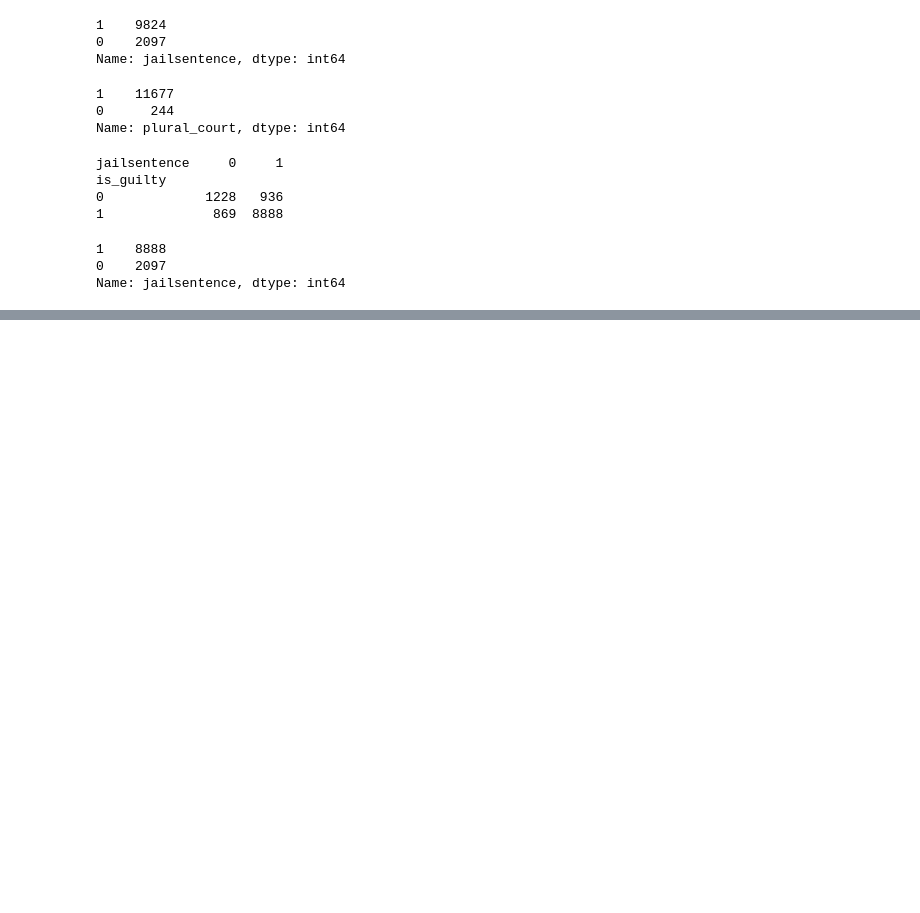
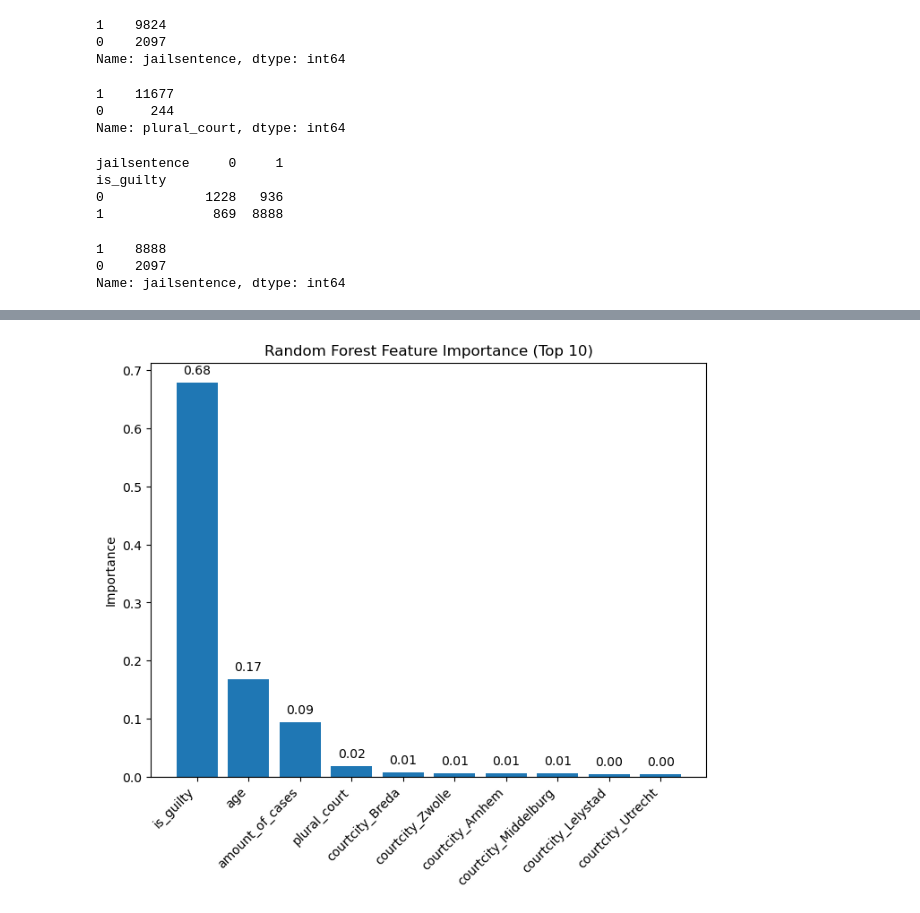
Before and after one commit to sammyhamwi/0HM270-Data-Assignment, a Jupyter notebook: Supercrunchers - model script.ipynb, the cells around one changed output, grey strips where cells are left out. Drawn from its saved outputs; the diff is of its cells as text; code cells hidden in the pictures; blank space fills up the shorter version.

```diff
--- a/Supercrunchers - model script.ipynb
+++ b/Supercrunchers - model script.ipynb
@@ -385,0 +838,21 @@ plt.savefig('C:/Users/20202300/OneDrive - TU Eindhoven/Documents/Eindhoven2/0HM2
+# %%
+#get feature importances from tuned Random Forest
+importances_RF = grid_RF_medium.best_estimator_.feature_importances_
+#sort importances
+indices = np.argsort(importances_RF)[::-1]
+
+#FIGURE 6 IN THE REPORT
+plt.figure(figsize=(8, 6))
+plt.title("Random Forest Feature Importance (Top 10)")
+bars = plt.bar(range(10), importances_RF[indices][:10], align='center')
+plt.xticks(range(10), [column_names[i] for i in indices[:10]], rotation=45, ha='right')
+plt.ylabel('Importance')
+
+# Add exact values on bars
+for bar in bars:
+    yval = bar.get_height()
+    plt.text(bar.get_x() + bar.get_width()/2.0, yval + 0.01, f'{yval:.2f}', ha='center', va='bottom')
+
+plt.savefig('random forest feature importance (top 10).png')
+# %% [output]
+[figure, added]
```
Also changed, not shown: parts of 35 cells of this notebook.
